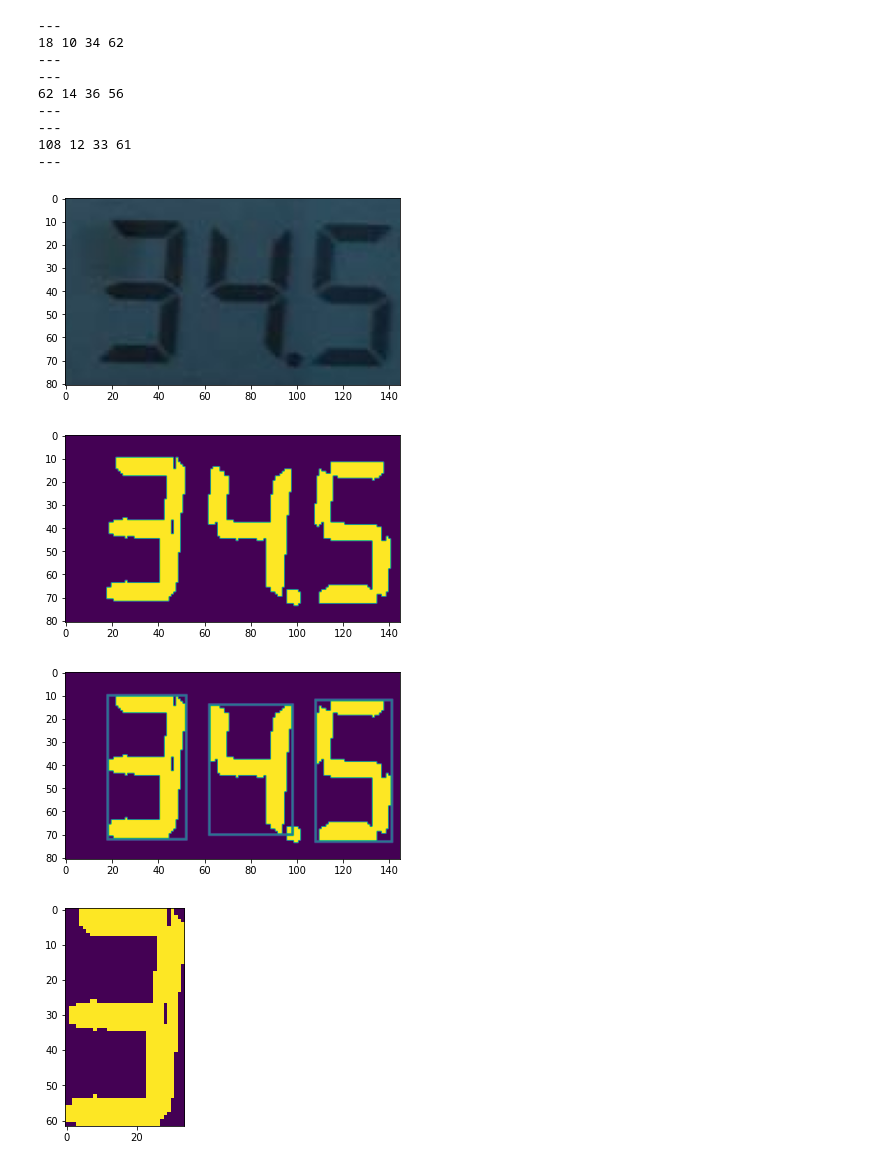
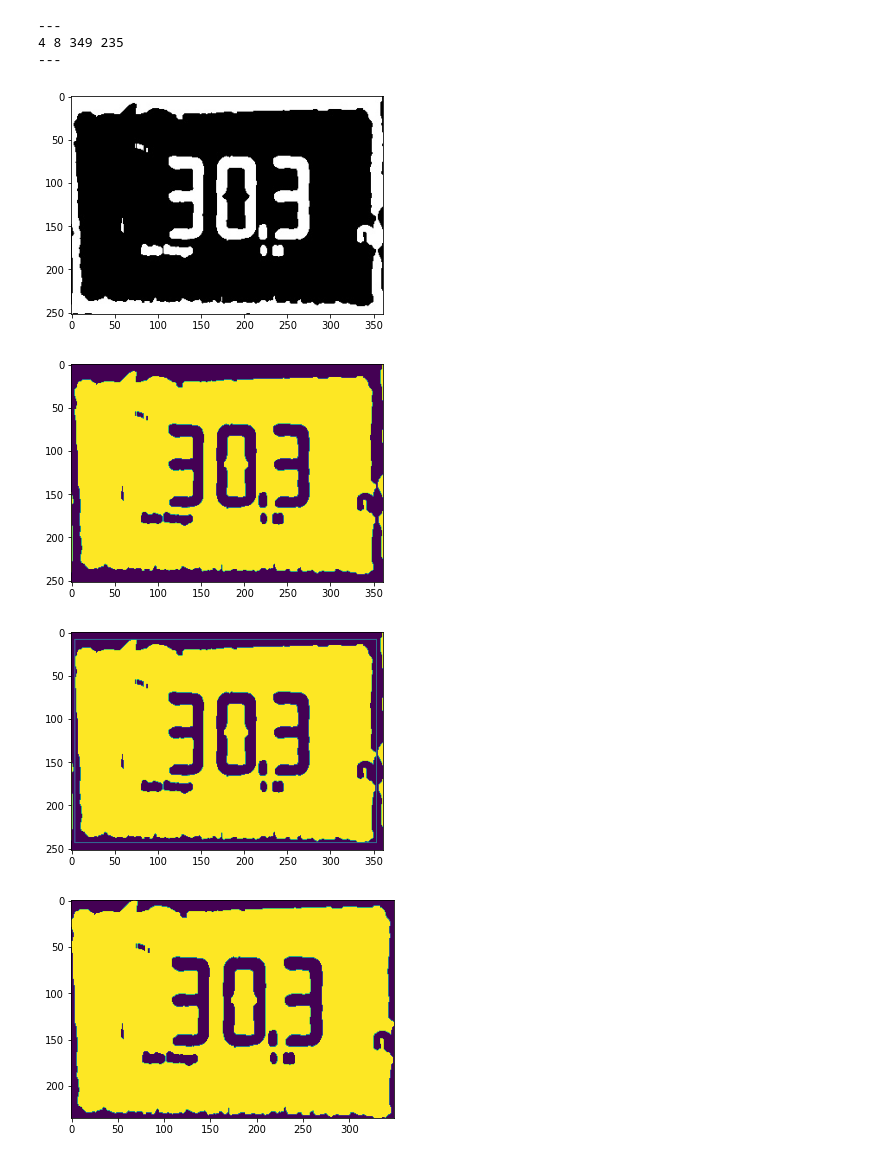
Before and after one commit to GodKelvin/PDI_Deteccao_Digitos_Imgs, a Jupyter notebook: Untitled1.ipynb, the cells around one changed output. Saved outputs shown, nothing was run; the diff lists cells and outputs as text; code cells hidden in the pictures.

```diff
--- a/Untitled1.ipynb
+++ b/Untitled1.ipynb
@@ -15,9 +15,10 @@ def show_image(image):
     plt.imshow(image)
 
 #image = cv2.imread('ex.png')
-image = cv2.imread('./Base1/unnamed2.png')
-width = 10
-height = 3
+#image = cv2.imread('./Base1/unnamed.png')
+image = cv2.imread('teste2.jpg')
+width = 50
+height = 50
 
 show_image(image)
 
@@ -114,41 +115,35 @@ for c in digitCnts:
 
     #Loop sobre os segmentos
     for (i, ((xA, yA), (xB, yB))) in enumerate(segments):
         #Extraindo o ROI do segmento
         segROI = roi[yA:yB, xA:xB]
         #show_image(segROI)
         #Numero de pixels do segmento q estao "ligados"
         total = cv2.countNonZero(segROI)
         area = (xB - xA) * (yB - yA)
 
 
         #Se a proporcao de pixels diferentes de 0 para a area do segmento
         #for maior que 50% => O segmento estao ligado
 
         if(total / float(area)) > 0.5:
             on_list[i] = 1
 
     #Obtendo o digito em si
     #print(tuple(on))
     digit = DIGITS_LOOKUP[tuple(on_list)]
     digits.append(digit)
 
     #Desenhando uma caixa em torno do digito e exibindo qual digito ele eh
     cv2.rectangle(output, (x, y), (x + w, y + h), (0, 255, 0), 1)
     cv2.putText(output, str(digit), (x+10,y+20), cv2.FONT_HERSHEY_SIMPLEX, 0.5, (0, 255, 0), 1)
 
 show_image(output)
 # %% [output]
 ---
-18 10 34 62
+4 8 349 235
 ---
----
-62 14 36 56
----
----
-108 12 33 61
----
-[figure, old version]
+[figure, new version]
-[figure, old version]
+[figure, new version]
-[figure, old version]
+[figure, new version]
-[figure, old version]
+[figure, new version]
```
Also changed, not shown: parts of 1 cell of this notebook, 5 other files.
